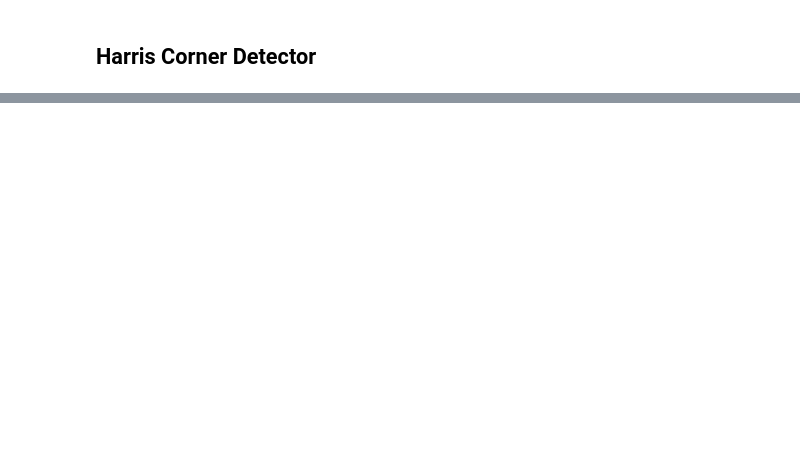
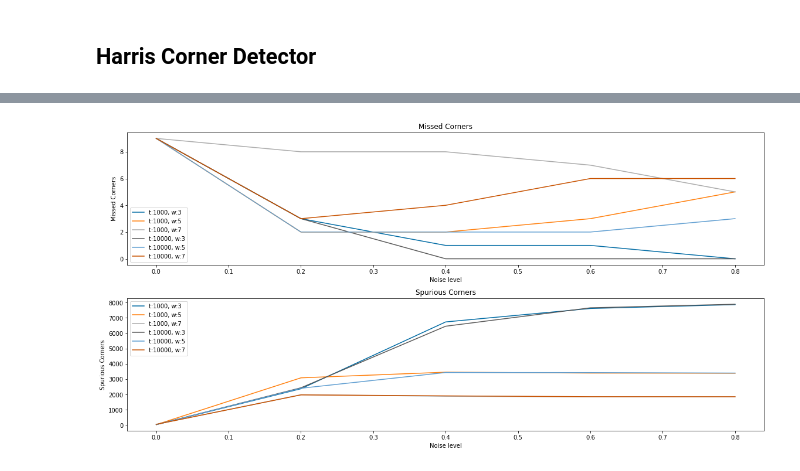
Before and after one commit to renato-lopes/CV-DCC, a Jupyter notebook: praticas/ep2/Harris.ipynb, the cells around one changed output, grey strips where cells are left out. Saved outputs shown, nothing was run; the diff lists cells and outputs as text; code cells hidden in the pictures; blank space fills up the shorter version.

```diff
--- a/praticas/ep2/Harris.ipynb
+++ b/praticas/ep2/Harris.ipynb
@@ -105,0 +179,35 @@ plt.show()
+# %%
+missed = {}
+spurious = {}
+for key in results.keys():
+    result = results[key]
+    missed[key] = []
+    spurious[key] = []
+    for r in result:
+        m, s = compute_metrics(corners_gt, r[1], 1)
+        missed[key].append((r[0], m))
+        spurious[key].append((r[0], s))
+
+plt.figure(figsize=(16, 8))
+plt.subplot(2, 1, 1)
+for key in missed.keys():
+    m = np.array(missed[key])
+    plt.plot(m[:, 0], m[:, 1], label=f"t:{key[0]}, w:{key[1]}")
+plt.legend()
+plt.xlabel('Noise level')
+plt.ylabel('Missed Corners')
+plt.title('Missed Corners')
+
+plt.subplot(2, 1, 2)
+for key in missed.keys():
+    s = np.array(spurious[key])
+    plt.plot(s[:, 0], s[:, 1], label=f"t:{key[0]}, w:{key[1]}")
+plt.legend()
+plt.xlabel('Noise level')
+plt.ylabel('Spurious Corners')
+plt.title('Spurious Corners')
+
+plt.tight_layout(pad=1.0)
+plt.show()
+# %% [output]
+[figure, added]
```
Also changed, not shown: parts of 16 cells of this notebook.
